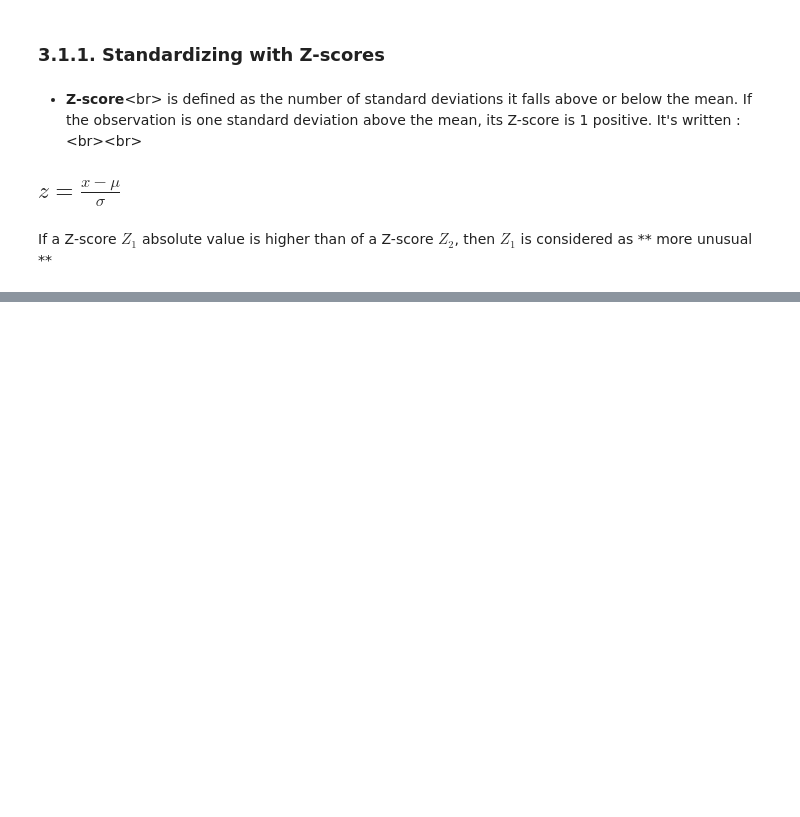
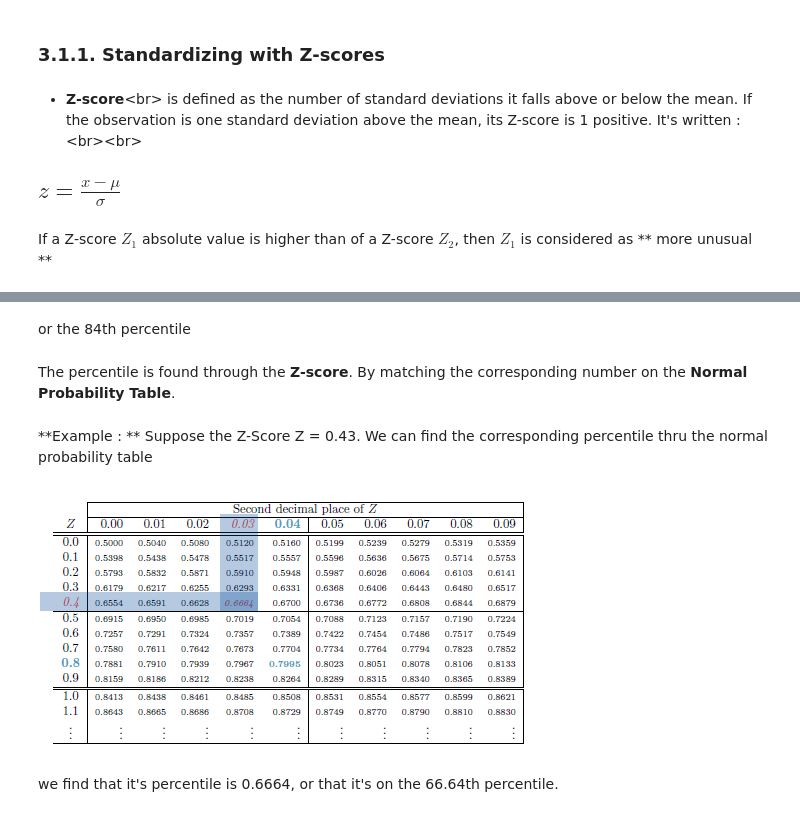
Before and after one commit to chikoungoun/OpenIntro, a Jupyter notebook: Chapter 3/Chap3_Distributions_random_variables.ipynb, the cells around one changed output, grey strips where cells are left out. Cells and saved outputs as stored; diff of their text form; code cells hidden in the pictures; blank space fills up the shorter version.

```diff
--- a/Chapter 3/Chap3_Distributions_random_variables.ipynb
+++ b/Chapter 3/Chap3_Distributions_random_variables.ipynb
@@ -27,0 +43,13 @@ If a Z-score $Z_1$ absolute value is higher than of a Z-score $Z_2$, then $Z_1$
+# %% [markdown]
+or the 84th percentile
+# %% [markdown]
+The percentile is found through the **Z-score**. By matching the corresponding number on the **Normal Probability Table**.
+# %% [markdown]
+**Example : ** Suppose the Z-Score Z = 0.43. We can find the corresponding percentile thru the normal probability table
+# %%
+from IPython.display import Image
+Image(filename="../img/Normal_probability_table.png")
+# %% [output]
+[figure, added]
+# %% [markdown]
+we find that it's percentile is 0.6664, or that it's on the 66.64th percentile.
```
Also changed, not shown: parts of 6 cells of this notebook.
